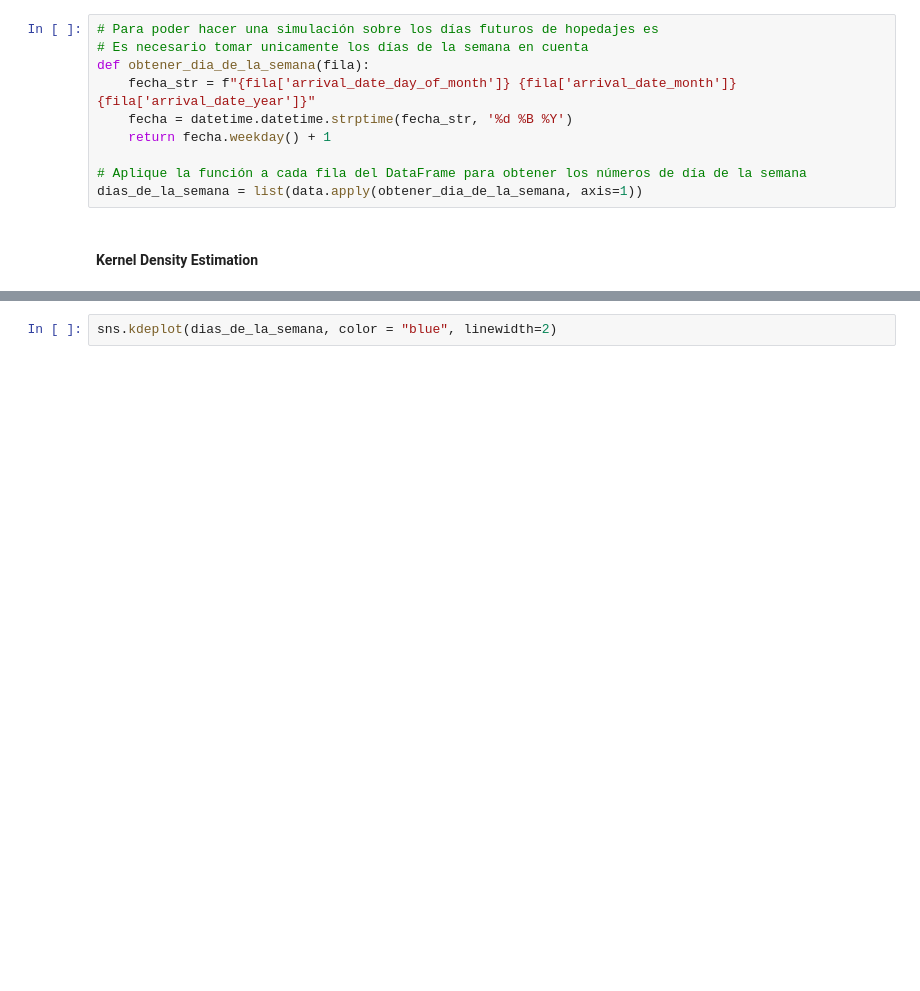
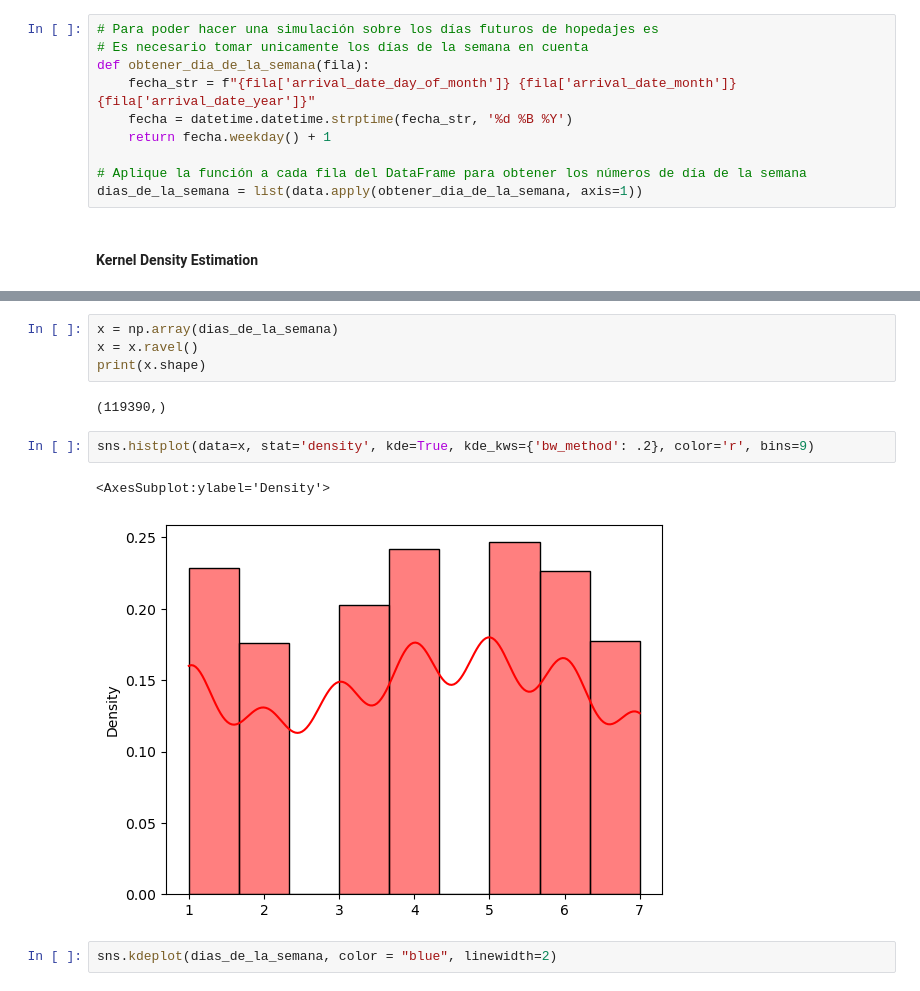
Before and after one commit to Karim1601/Simulacion_Proyecto_PenaH_ValadezM_DegolladoJ, a Jupyter notebook: ProyectoModulo1_PeñaN1_ValadezN2_DegolladoN3.ipynb, the cells around one changed output, grey strips where cells are left out. Saved outputs shown, nothing was run; the diff lists cells and outputs as text; blank space fills up the shorter version.

```diff
--- a/ProyectoModulo1_PeñaN1_ValadezN2_DegolladoN3.ipynb
+++ b/ProyectoModulo1_PeñaN1_ValadezN2_DegolladoN3.ipynb
@@ -235,3 +273,14 @@ dias_de_la_semana = list(data.apply(obtener_dia_de_la_semana, axis=1))
+# %%
+x = np.array(dias_de_la_semana)
+x = x.ravel()
+print(x.shape)
+# %% [output]
+(119390,)
+# %%
+sns.histplot(data=x, stat='density', kde=True, kde_kws={'bw_method': .2}, color='r', bins=9)
+# %% [output]
+<AxesSubplot:ylabel='Density'>
+[figure, added]
 # %%
 sns.kdeplot(dias_de_la_semana, color = "blue", linewidth=2)
 # %% [output]
```
Also changed, not shown: parts of 16 cells of this notebook.
